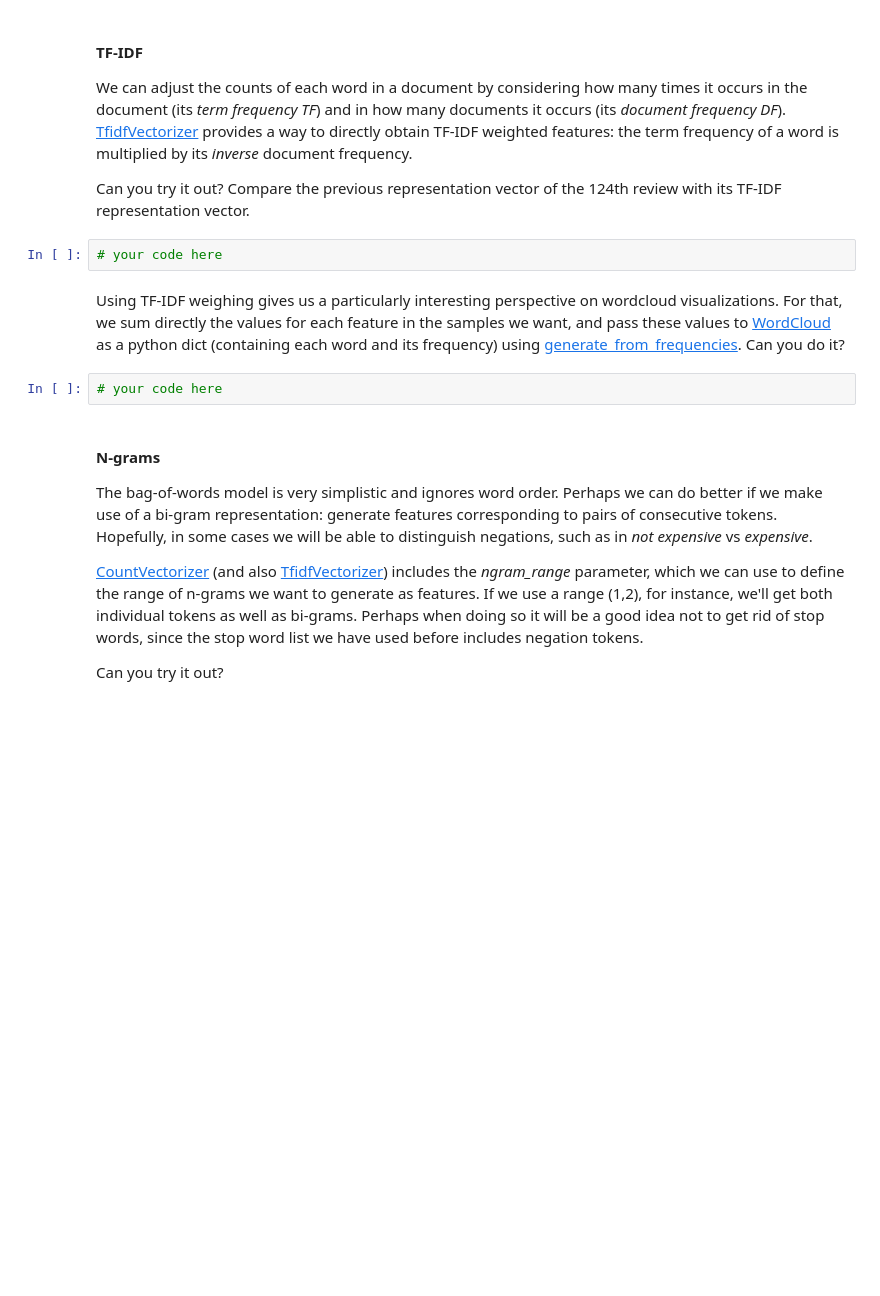
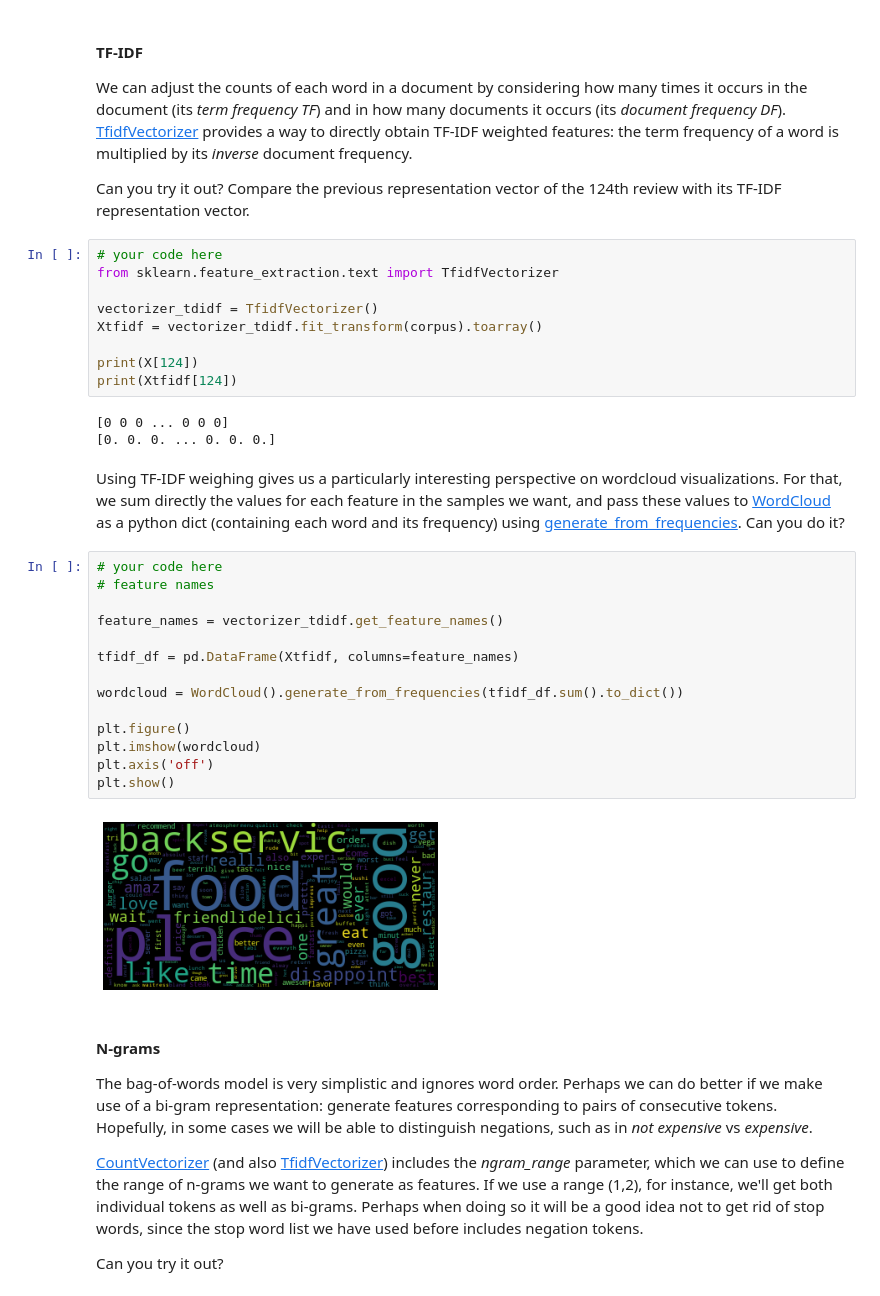
Before and after one commit to luist18/feup-pln, a Jupyter notebook: text-classification/text-classification_.ipynb, the cells around one changed output. Drawn from its saved outputs; the diff is of its cells as text; blank space fills up the shorter version.

Commit message:
Finish text classification exercises

```diff
--- a/text-classification/text-classification_.ipynb
+++ b/text-classification/text-classification_.ipynb
@@ -413,12 +493,36 @@ Can you try it out? Compare the previous representation vector of the 124th revi
 We can adjust the counts of each word in a document by considering how many times it occurs in the document (its *term frequency TF*) and in how many documents it occurs (its *document frequency DF*). [TfidfVectorizer](https://scikit-learn.org/stable/modules/generated/sklearn.feature_extraction.text.TfidfVectorizer.html) provides a way to directly obtain TF-IDF weighted features: the term frequency of a word is multiplied by its *inverse* document frequency.
 
 Can you try it out? Compare the previous representation vector of the 124th review with its TF-IDF representation vector.
-# %%
-# your code here
+# %%
+# your code here
+from sklearn.feature_extraction.text import TfidfVectorizer
+
+vectorizer_tdidf = TfidfVectorizer()
+Xtfidf = vectorizer_tdidf.fit_transform(corpus).toarray()
+
+print(X[124])
+print(Xtfidf[124])
+# %% [output]
+[0 0 0 ... 0 0 0]
+[0. 0. 0. ... 0. 0. 0.]
 # %% [markdown]
 Using TF-IDF weighing gives us a particularly interesting perspective on wordcloud visualizations. For that, we sum directly the values for each feature in the samples we want, and pass these values to [WordCloud](https://amueller.github.io/word_cloud/) as a python dict (containing each word and its frequency) using [generate_from_frequencies](https://amueller.github.io/word_cloud/generated/wordcloud.WordCloud.html). Can you do it?
-# %%
-# your code here
+# %%
+# your code here
+# feature names
+
+feature_names = vectorizer_tdidf.get_feature_names()
+
+tfidf_df = pd.DataFrame(Xtfidf, columns=feature_names)
+
+wordcloud = WordCloud().generate_from_frequencies(tfidf_df.sum().to_dict())
+
+plt.figure()
+plt.imshow(wordcloud)
+plt.axis('off')
+plt.show()
+# %% [output]
+[figure, added]
 # %% [markdown]
 #### N-grams
 
```
Also changed, not shown: parts of 20 cells of this notebook, 1 other file.
